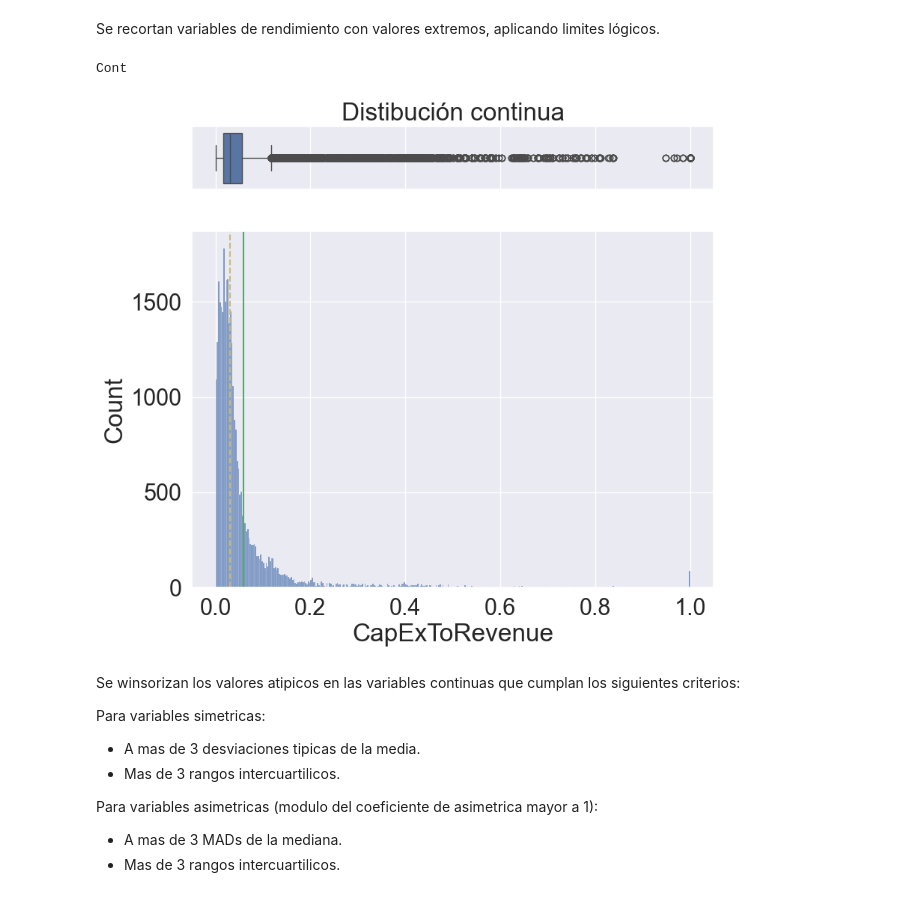
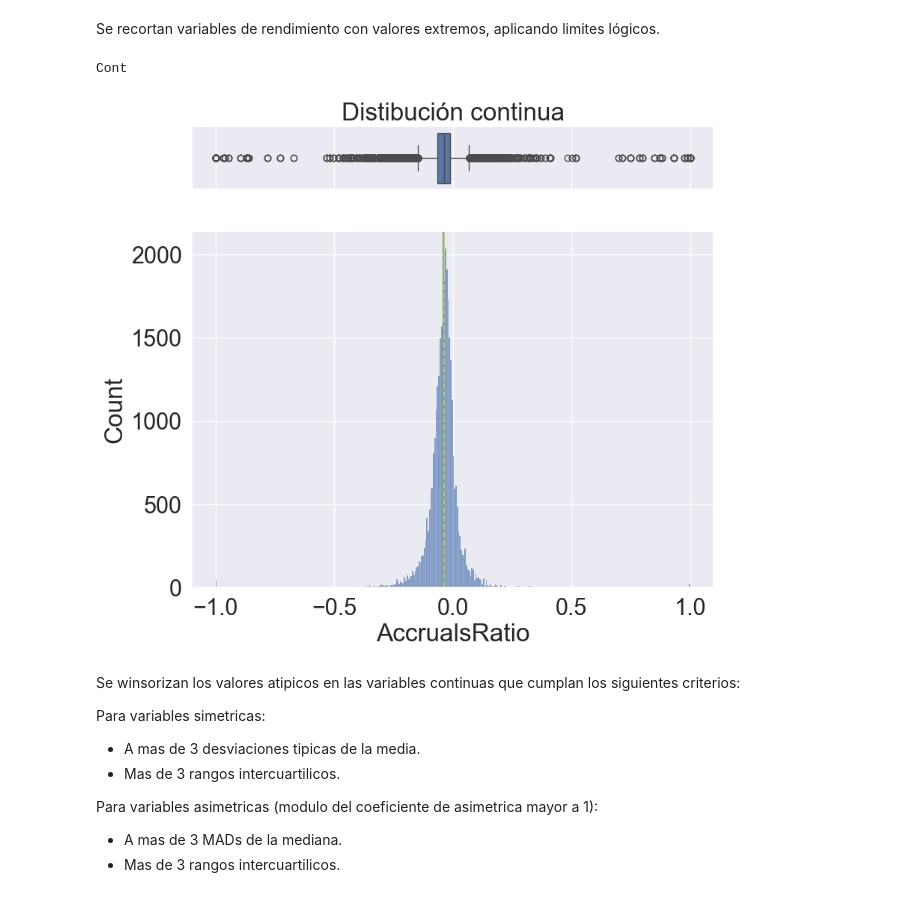
Before and after one commit to sebakremis/FinDataMining, a Jupyter notebook: 02_Notebook_Transformacion.ipynb, the cells around one changed output. Saved outputs shown, nothing was run; the diff lists cells and outputs as text; code cells hidden in the pictures.

```diff
--- a/02_Notebook_Transformacion.ipynb
+++ b/02_Notebook_Transformacion.ipynb
@@ -759,16 +762,18 @@ tuplas_clipping = [
     ('RevenueYield', -2.0),
     ('TotalRevenue_TTM_Acceleration', -2.0),
     ('TotalRevenue_TTM_Acceleration', 2.0),
-    ('CapExToRevenue', 1.0)
+    ('CapExToRevenue', 1.0),
+    ('AccrualsRatio', -1.0),
+    ('AccrualsRatio', 1.0),
     ]
 for col, limit in tuplas_clipping:
     df_transformed = aplicar_clipping(df_transformed, columna=col, limite = limit)
 # %%
 # Graficar
-graficar(df_transformed['CapExToRevenue'])
+graficar(df_transformed['AccrualsRatio'])
 # %% [output]
 Cont
-[figure, old version]
+[figure, new version]
 # %% [markdown]
 Se winsorizan los valores atipicos en las variables continuas que cumplan los siguientes criterios:
 
```
Also changed, not shown: parts of 17 cells of this notebook, 4 other files.
